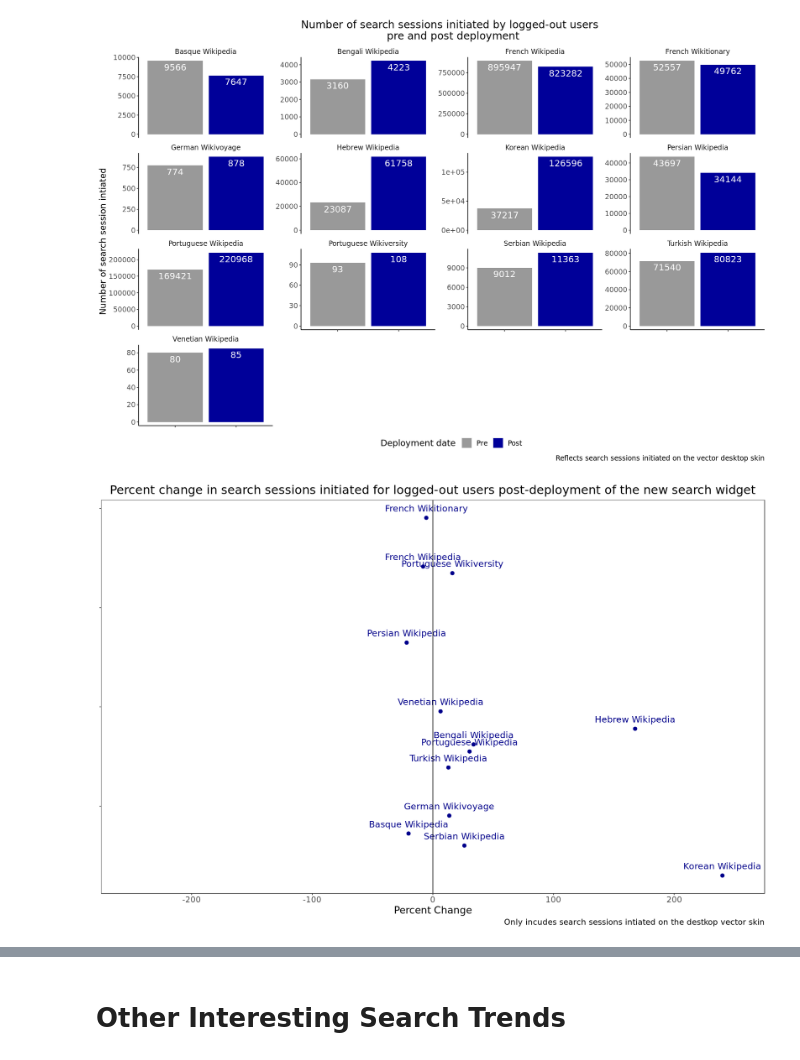
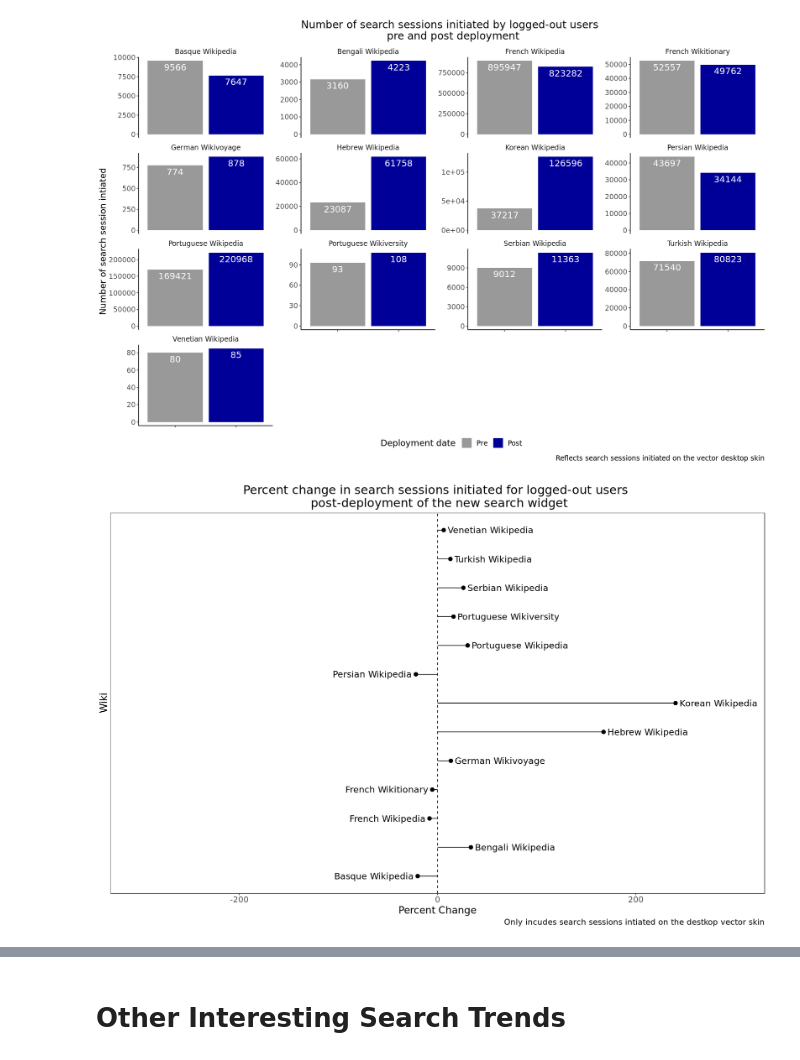
Before and after one commit to wikimedia-research/Desktop-Improvements-Search-Widget-Analysis-2021, a Jupyter notebook: Search-widget-ab-test-report.ipynb, the cells around one changed output, grey strips where cells are left out. Saved outputs shown, nothing was run; the diff lists cells and outputs as text; code cells hidden in the pictures.

Commit message:
revised search widget AB report

```diff
--- a/Search-widget-ab-test-report.ipynb
+++ b/Search-widget-ab-test-report.ipynb
@@ -144,7 +142 @@ search_sessions_initiated <- read.csv('Data/search_sessions_initiated_w_skinvers
-# %%
-# remove index column
-search_sessions_initiated <- search_sessions_initiated[,-1]
-# %%
-# convert to date format
-search_sessions_initiated$session_start_date <- as.Date(search_sessions_initiated$session_start_date)
 # %%
@@ -442,7 +450,7 @@ search_sessions_initiated_anon <- search_sessions_initiated %>%
         search_location %in% c('header-moved', 'header-navigation'))
 # %%
 search_sessions_initiated_anon_daily <- search_sessions_initiated_anon %>%
-    group_by(session_start_date, search_type)  %>%
+    group_by(session_start_date, wiki, search_type)  %>%
     summarise(num_sessions = n_distinct(search_session), .groups = 'drop') %>%
     mutate(num_sessions = ifelse(session_start_date >= '2021-03-01' & #replace incomplete data where regression occured with NA
         session_start_date <= '2021-03-10', NA, num_sessions))
@@ -485,6 +495,6 @@ Warning message:
 # %%
 # add column classifying pre and post deployment dates
-search_sessions_initiated_anon_prepost <- search_sessions_initiated_anon_daily_wiki %>%
+search_sessions_initiated_anon_prepost <- search_sessions_initiated_anon_daily %>%
     mutate(deployment = case_when(
         session_start_date >= '2021-02-18' & session_start_date <= '2021-02-24' ~ 'pre',
         session_start_date >= '2021-03-11' & session_start_date <= '2021-03-17' ~ 'post',
@@ -556,27 +568,35 @@ search_sessions_initiated_anon_prepost_pct <- search_sessions_initiated_anon_pre
 # %%
 # chart percent change in logged-out sessions pre and post deployment for each of the early adopter wikis
 
 p <- search_sessions_initiated_anon_prepost_pct %>%
-        ggplot(aes(x = pct_change, y= 1, group = wiki)) +
-        geom_point(position = position_jitter(seed = 2), size = 2.5, color = 'dark blue') +
-        geom_text(aes(label = paste(wiki)), position = position_jitter(seed = 2), size = 5, vjust = -1, color = 'dark blue') +
-        geom_vline(xintercept = 0) +
-        labs (x = "Percent Change",
-             title = "Percent change in search sessions initiated for logged-out users post-deployment of the new search widget",
+        ggplot() +
+        geom_hline(yintercept = 0, linetype = "dashed") +
+        geom_pointrange(
+            aes(x = wiki, ymin = 0, ymax = pct_change, y = pct_change)
+        ) +
+        geom_text(
+            aes(
+                y = pct_change + ifelse(pct_change < 0, -4, 4),
+                x = wiki, label = wiki,
+                hjust = ifelse(pct_change < 0, "right", "left")
+            ),
+            size = 5
+        ) +
+        scale_x_discrete(breaks = NULL) +
+        coord_flip(ylim = c(-300, 300)) +
+         labs (x = "Wiki",
+                y = "Percent Change",
+             title = "Percent change in search sessions initiated for logged-out users \n post-deployment of the new search widget",
              caption = "Only incudes search sessions intiated on the destkop vector skin")  +
         theme_bw() +
-        xlim(-250, 250) +
         theme(
             panel.grid.major = element_blank(),
             panel.grid.minor = element_blank(),
             panel.background = element_blank(),
-            axis.title.y = element_blank(),
-            axis.text.y = element_blank(),
             plot.title = element_text(hjust = 0.5),
-            text = element_text(size=16),
-            legend.position = "none")
+            text = element_text(size=16))
 
 p
 # %% [output]
-[figure, old version]
+[figure, new version]
 # %% [markdown]
```
Also changed, not shown: parts of 126 cells of this notebook.
